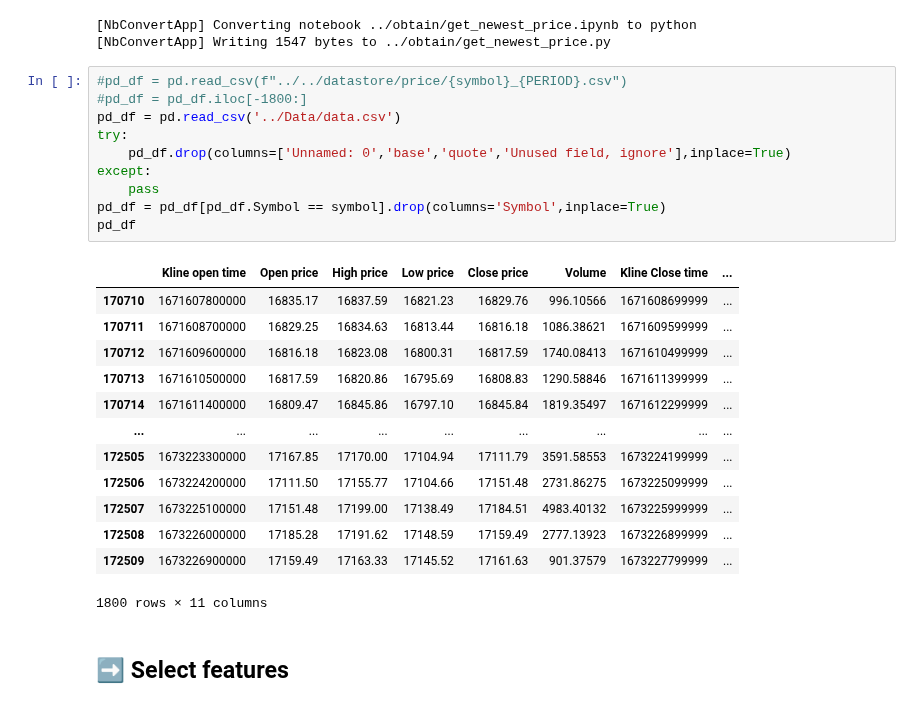
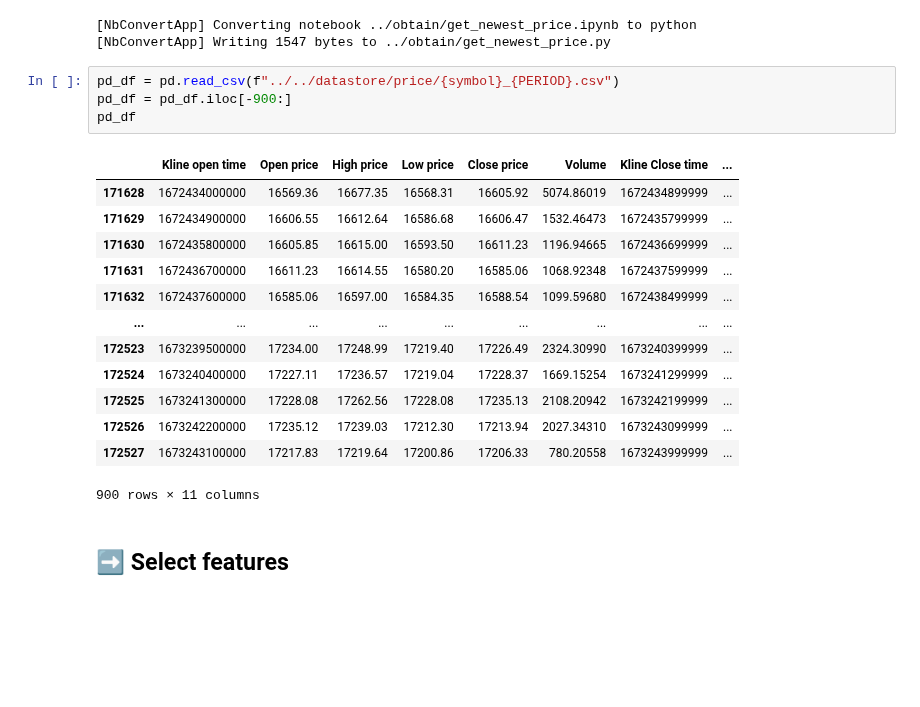
Before and after one commit to nhatruong1009/CryptoPrediction, a Jupyter notebook: src/model/predict_price.ipynb, the cells around one changed output. Drawn from its saved outputs; the diff is of its cells as text; blank space fills up the shorter version.

```diff
--- a/src/model/predict_price.ipynb
+++ b/src/model/predict_price.ipynb
@@ -22,30 +22,24 @@ PERIOD = "15m"
 # %% [output]
 [NbConvertApp] Converting notebook ../obtain/get_newest_price.ipynb to python
 [NbConvertApp] Writing 1547 bytes to ../obtain/get_newest_price.py
-# %%
-#pd_df = pd.read_csv(f"../../datastore/price/{symbol}_{PERIOD}.csv")
-#pd_df = pd_df.iloc[-1800:]
-pd_df = pd.read_csv('../Data/data.csv')
-try:
-    pd_df.drop(columns=['Unnamed: 0','base','quote','Unused field, ignore'],inplace=True)
-except:
-    pass
-pd_df = pd_df[pd_df.Symbol == symbol].drop(columns='Symbol',inplace=True)
-pd_df
-# %% [output]
-|  | Kline open time | Open price | High price | Low price | Close price | Volume | Kline Close time | ... |
-| 170710 | 1671607800000 | 16835.17 | 16837.59 | 16821.23 | 16829.76 | 996.10566 | 1671608699999 | ... |
-| 170711 | 1671608700000 | 16829.25 | 16834.63 | 16813.44 | 16816.18 | 1086.38621 | 1671609599999 | ... |
-| 170712 | 1671609600000 | 16816.18 | 16823.08 | 16800.31 | 16817.59 | 1740.08413 | 1671610499999 | ... |
-| 170713 | 1671610500000 | 16817.59 | 16820.86 | 16795.69 | 16808.83 | 1290.58846 | 1671611399999 | ... |
-| 170714 | 1671611400000 | 16809.47 | 16845.86 | 16797.10 | 16845.84 | 1819.35497 | 1671612299999 | ... |
-| ... | ... | ... | ... | ... | ... | ... | ... | ... |
-| 172505 | 1673223300000 | 17167.85 | 17170.00 | 17104.94 | 17111.79 | 3591.58553 | 1673224199999 | ... |
-| 172506 | 1673224200000 | 17111.50 | 17155.77 | 17104.66 | 17151.48 | 2731.86275 | 1673225099999 | ... |
-| 172507 | 1673225100000 | 17151.48 | 17199.00 | 17138.49 | 17184.51 | 4983.40132 | 1673225999999 | ... |
-| 172508 | 1673226000000 | 17185.28 | 17191.62 | 17148.59 | 17159.49 | 2777.13923 | 1673226899999 | ... |
-| 172509 | 1673226900000 | 17159.49 | 17163.33 | 17145.52 | 17161.63 | 901.37579 | 1673227799999 | ... |
-1800 rows × 11 columns
+# %%
+pd_df = pd.read_csv(f"../../datastore/price/{symbol}_{PERIOD}.csv")
+pd_df = pd_df.iloc[-900:]
+pd_df
+# %% [output]
+|  | Kline open time | Open price | High price | Low price | Close price | Volume | Kline Close time | ... |
+| 171628 | 1672434000000 | 16569.36 | 16677.35 | 16568.31 | 16605.92 | 5074.86019 | 1672434899999 | ... |
+| 171629 | 1672434900000 | 16606.55 | 16612.64 | 16586.68 | 16606.47 | 1532.46473 | 1672435799999 | ... |
+| 171630 | 1672435800000 | 16605.85 | 16615.00 | 16593.50 | 16611.23 | 1196.94665 | 1672436699999 | ... |
+| 171631 | 1672436700000 | 16611.23 | 16614.55 | 16580.20 | 16585.06 | 1068.92348 | 1672437599999 | ... |
+| 171632 | 1672437600000 | 16585.06 | 16597.00 | 16584.35 | 16588.54 | 1099.59680 | 1672438499999 | ... |
+| ... | ... | ... | ... | ... | ... | ... | ... | ... |
+| 172523 | 1673239500000 | 17234.00 | 17248.99 | 17219.40 | 17226.49 | 2324.30990 | 1673240399999 | ... |
+| 172524 | 1673240400000 | 17227.11 | 17236.57 | 17219.04 | 17228.37 | 1669.15254 | 1673241299999 | ... |
+| 172525 | 1673241300000 | 17228.08 | 17262.56 | 17228.08 | 17235.13 | 2108.20942 | 1673242199999 | ... |
+| 172526 | 1673242200000 | 17235.12 | 17239.03 | 17212.30 | 17213.94 | 2027.34310 | 1673243099999 | ... |
+| 172527 | 1673243100000 | 17217.83 | 17219.64 | 17200.86 | 17206.33 | 780.20558 | 1673243999999 | ... |
+900 rows × 11 columns
 # %% [markdown]
 ## ➡️ Select features
 # %% [markdown]
```
Also changed, not shown: parts of 49 cells of this notebook.
